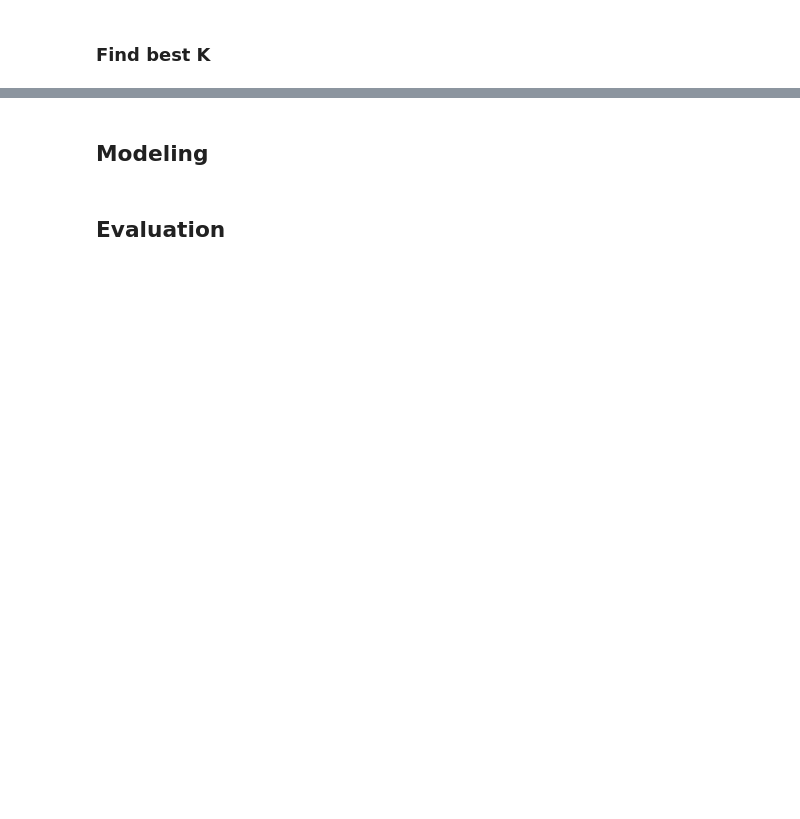
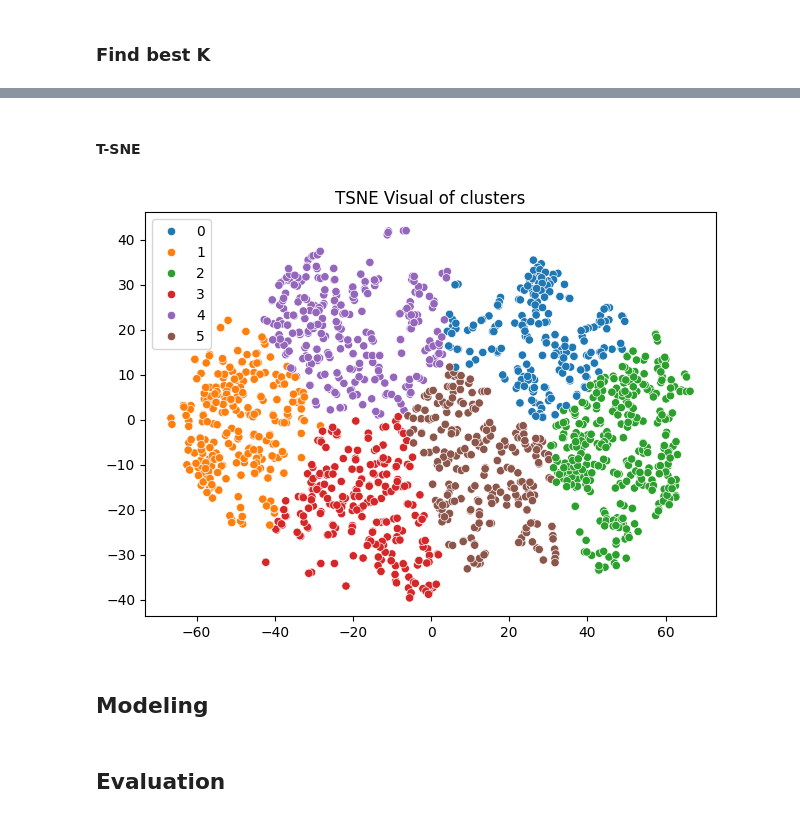
Before and after one commit to gentralg-Gitcoding/fullstack-projects, a Jupyter notebook: cohortOfSongs/notebooks/cohort_of_songs_Gentral.ipynb, the cells around one changed output, grey strips where cells are left out. Saved outputs shown, nothing was run; the diff lists cells and outputs as text; code cells hidden in the pictures; blank space fills up the shorter version.

```diff
--- a/cohortOfSongs/notebooks/cohort_of_songs_Gentral.ipynb
+++ b/cohortOfSongs/notebooks/cohort_of_songs_Gentral.ipynb
@@ -492,3 +693,23 @@ Key Goals:
+# %% [markdown]
+#### T-SNE
+# %%
+if viewPlots:
+    tsne_model = TSNE(n_components=2, random_state=320)
+    X_tsne = tsne_model.fit_transform(cluster_df[numerical_features])
+    kmeans_labels = KMeans(n_clusters=dim_clusters, random_state=320).fit_predict(X_tsne)
+
+    plt.title('TSNE Visual of clusters')
+    sns.scatterplot(
+        x=X_tsne[:, 0],
+        y=X_tsne[:, 1],
+        hue=kmeans_labels,
+        palette='tab10'
+    )
+
+    plt.tight_layout()
+    plt.show()
+# %% [output]
+[figure, added]
 # %% [markdown]
 ## Modeling
 # %% [markdown]
```
Also changed, not shown: parts of 27 cells of this notebook.
